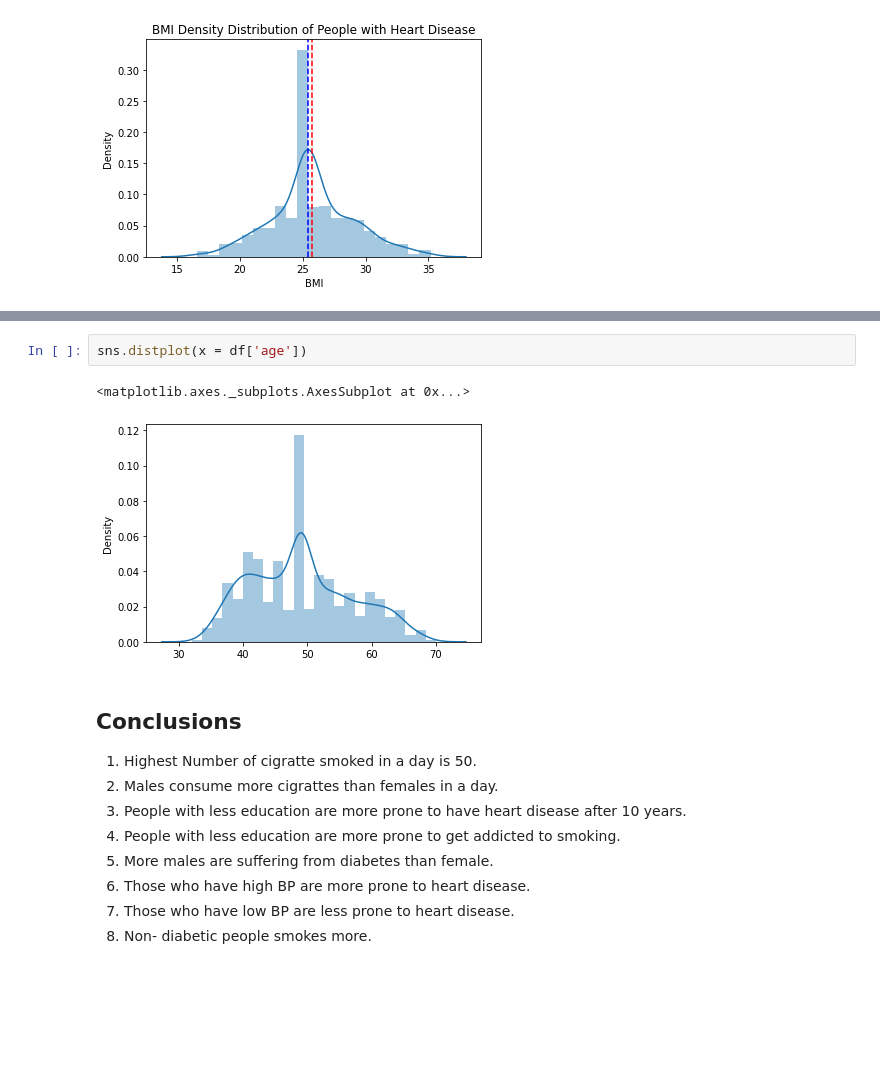
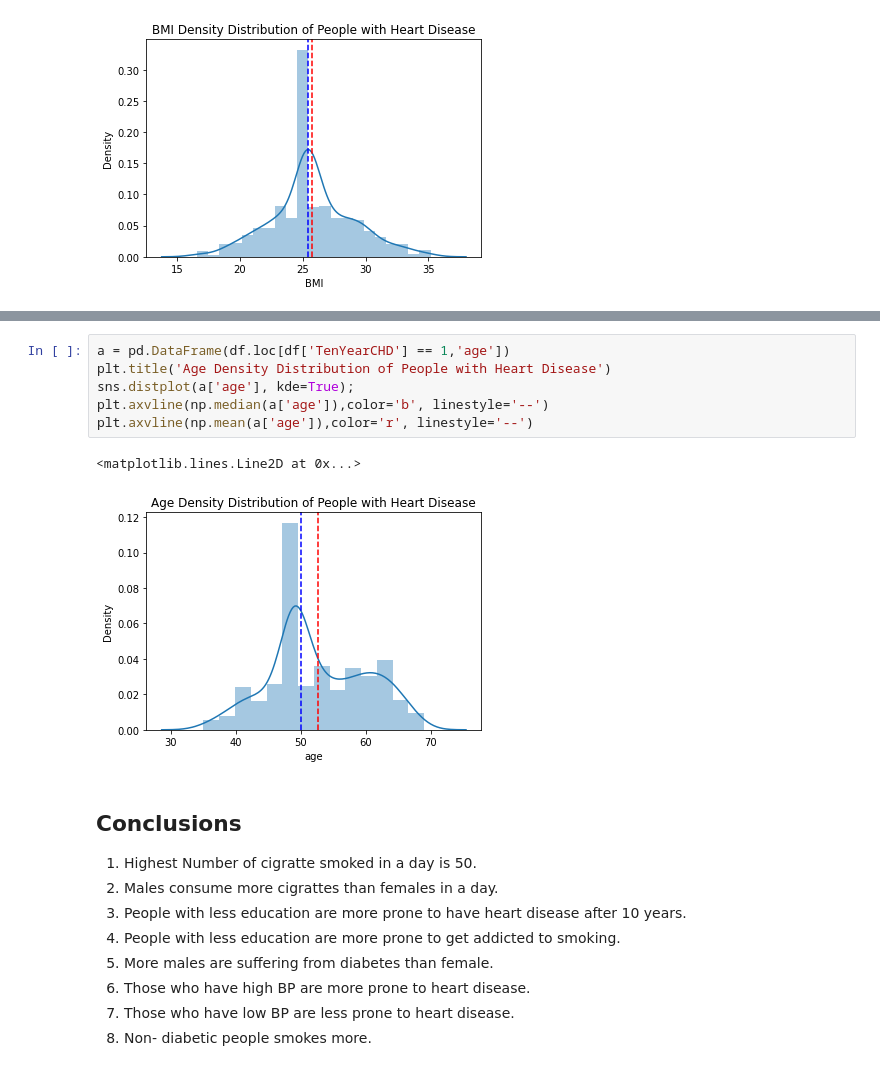
Before and after one commit to SajalSinha/CardioVascular-Risk-Prediction, a Jupyter notebook: CardiovascularRiskPrediction.ipynb, the cells around one changed output, grey strips where cells are left out. Drawn from its saved outputs; the diff is of its cells as text; blank space fills up the shorter version.

```diff
--- a/CardiovascularRiskPrediction.ipynb
+++ b/CardiovascularRiskPrediction.ipynb
@@ -399,8 +399,12 @@ plt.axvline(np.mean(a['heartRate']),color='r', linestyle='--')
-# %%
-sns.distplot(x = df['age'])
-# %% [output]
-<matplotlib.axes._subplots.AxesSubplot at 0x...>
-[figure, removed]
+# %%
+a = pd.DataFrame(df.loc[df['TenYearCHD'] == 1,'age'])
+plt.title('Age Density Distribution of People with Heart Disease')
+sns.distplot(a['age'], kde=True);
+plt.axvline(np.median(a['age']),color='b', linestyle='--')
+plt.axvline(np.mean(a['age']),color='r', linestyle='--')
+# %% [output]
+<matplotlib.lines.Line2D at 0x...>
+[figure, added]
 # %% [markdown]
 ## Conclusions
 
```
Also changed, not shown: parts of 1 cell of this notebook.
